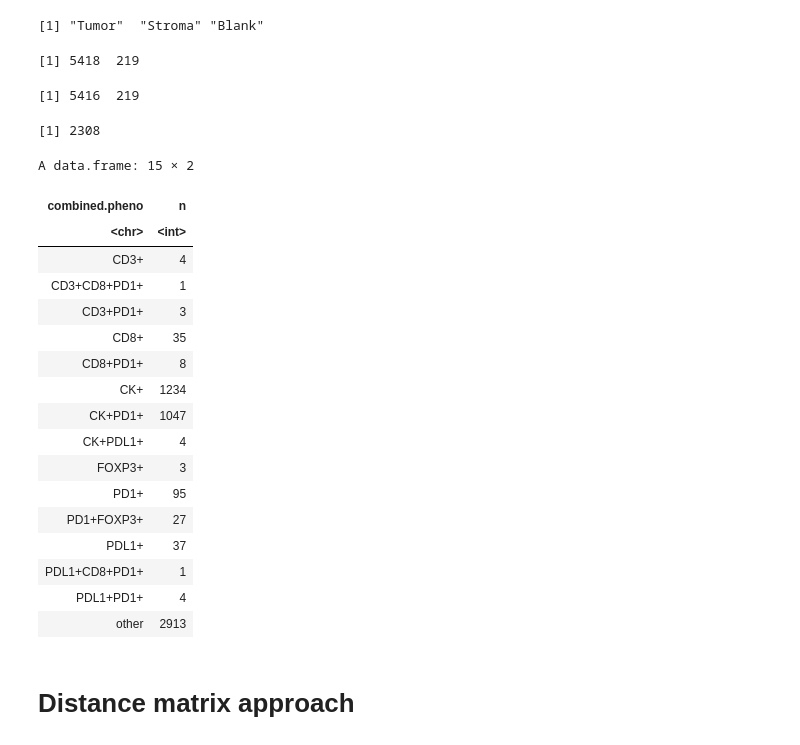
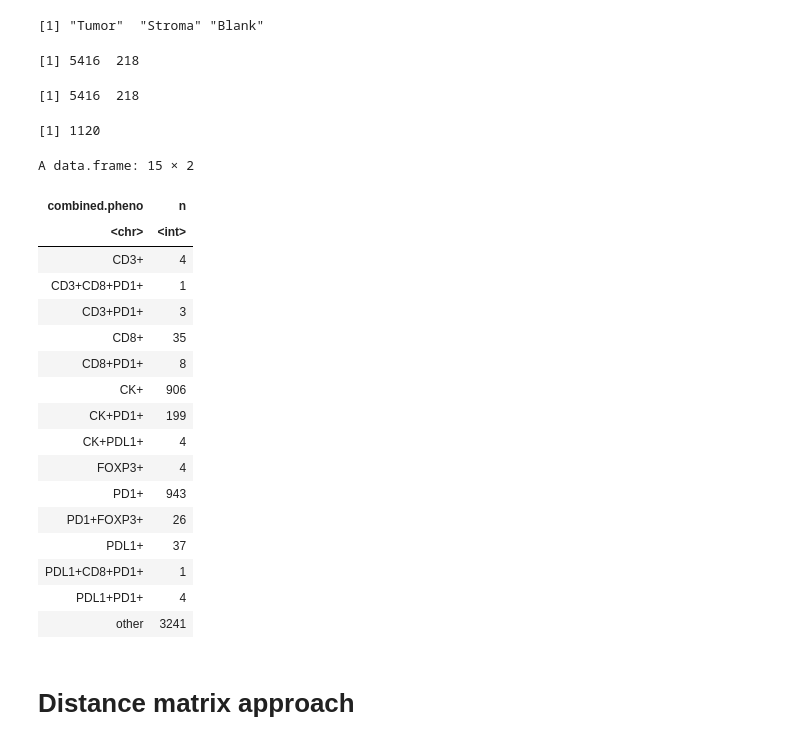
Before and after one commit to KidElectric/173-BFerris-NRG-HN003-Vectra, a Jupyter notebook: 01_R_try_phenopter_tumor_margin_tests.ipynb, the cells around one changed output. Cells and saved outputs as stored; diff of their text form; code cells hidden in the pictures.

```diff
--- a/01_R_try_phenopter_tumor_margin_tests.ipynb
+++ b/01_R_try_phenopter_tumor_margin_tests.ipynb
@@ -90,55 +90,86 @@ A data.frame: 2 × 217
 unique(csd[,'Tissue Category'])
 # %% [output]
 [1] "Tumor"  "Stroma" "Blank"
+# %%
+pheno.conf <- 25
+labs <- c('CK','PDL1','CD3','CD8','PD1','FOXP3')
+clean.csd <- csd[csd[,'Tissue Category'] != 'Blank',]
+clean.csd$combined.pheno <- ''
+for (label in labs){
+    pheno.col = sprintf('Phenotype-%s',label)
+    conf.col = sprintf('Confidence-%s',label)
+    pheno = clean.csd[,pheno.col]
+    conf = clean.csd[,conf.col]
+    pheno[pheno=='other'] = ''
+    pheno[conf < pheno.conf] = ''
+    clean.csd$combined.pheno <- paste0(clean.csd$combined.pheno,pheno)
+    pheno[pheno == ''] <- 'other'
+    clean.csd[,pheno.col] <- pheno
+}
+dim(clean.csd)
+# %% [output]
+[1] 5416  218
 # %%
-p <- c('Phenotype-CK','Phenotype-PDL1','Phenotype-CD3',
-       'Phenotype-CD8','Phenotype-PD1','Phenotype-FOXP3')
-csd$combined.pheno <- ''
-for (pheno in p){
-    temp = csd[,pheno]
-    temp[temp=='other'] = ''
-    csd$combined.pheno <- paste0(csd$combined.pheno,temp)
-    }
-dim(csd)
-# Remove cells with no labeling:
-
+# p <- c('Phenotype-CK','Phenotype-PDL1','Phenotype-CD3',
+#        'Phenotype-CD8','Phenotype-PD1','Phenotype-FOXP3')
+# csd$combined.pheno <- ''
+# for (pheno in p){
+#     temp = csd[,pheno]
+#     temp[temp=='other'] = ''
+#     csd$combined.pheno <- paste0(csd$combined.pheno,temp)
+#     }
+# dim(csd)
+pheno.conf <- 20
+labs <- c('CK','PDL1','CD3','CD8','PD1','FOXP3')
 clean.csd <- csd[csd[,'Tissue Category'] != 'Blank',]
+clean.csd$combined.pheno <- ''
+for (label in labs){
+    pheno.col = sprintf('Phenotype-%s',label)
+    conf.col = sprintf('Confidence-%s',label)
+    pheno = clean.csd[,pheno.col]
+    conf = clean.csd[,conf.col]
+    pheno[pheno=='other'] = ''
+    pheno[conf < pheno.conf] = ''
+    clean.csd$combined.pheno <- paste0(clean.csd$combined.pheno,pheno)
+    pheno[pheno == ''] <- 'other'
+    clean.csd[,pheno.col] <- pheno
+}
+# Rename cells with no labeling:
 clean.csd$combined.pheno[clean.csd$combined.pheno == ''] = 'other'
-# clean.csd <- clean.csd %>% filter(combined.pheno != '')
 dim(clean.csd)
 
 # Remove CK+ cell labeling false alarms:
+clean.csd$tissue <- clean.csd['Tissue Category']
 idx.1 <- clean.csd$combined.pheno %like% 'CK+'
 print(sum(idx.1))
 idx.2 <- !(clean.csd$combined.pheno %in% c('CK+','CK+PDL1+','CK+PD1+'))
 idx <- idx.1 & idx.2
 clean.csd[idx,'combined.pheno'] <- substring(clean.csd[idx,'combined.pheno'],
                                           first=4,last=nchar(clean.csd$combined.pheno[idx]))
 
 # Count
 clean.csd %>% count(combined.pheno)
 # clean.csd %>% count('Tissue Category')
 # %% [output]
-[1] 5418  219
+[1] 5416  218
-[1] 5416  219
+[1] 1120
-[1] 2308
+A data.frame: 15 × 2
-A data.frame: 15 × 2
 | combined.pheno | n |
 | <chr> | <int> |
 | CD3+ | 4 |
 | CD3+CD8+PD1+ | 1 |
 | CD3+PD1+ | 3 |
 | CD8+ | 35 |
 | CD8+PD1+ | 8 |
-| CK+ | 1234 |
-| CK+PD1+ | 1047 |
+| CK+ | 906 |
+| CK+PD1+ | 199 |
 | CK+PDL1+ | 4 |
-| FOXP3+ | 3 |
-| PD1+ | 95 |
-| PD1+FOXP3+ | 27 |
+| FOXP3+ | 4 |
+| PD1+ | 943 |
+| PD1+FOXP3+ | 26 |
 | PDL1+ | 37 |
 | PDL1+CD8+PD1+ | 1 |
 | PDL1+PD1+ | 4 |
-| other | 2913 |
+| other | 3241 |
 # %% [markdown]
 # Distance matrix approach
```
Also changed, not shown: parts of 38 cells of this notebook.
